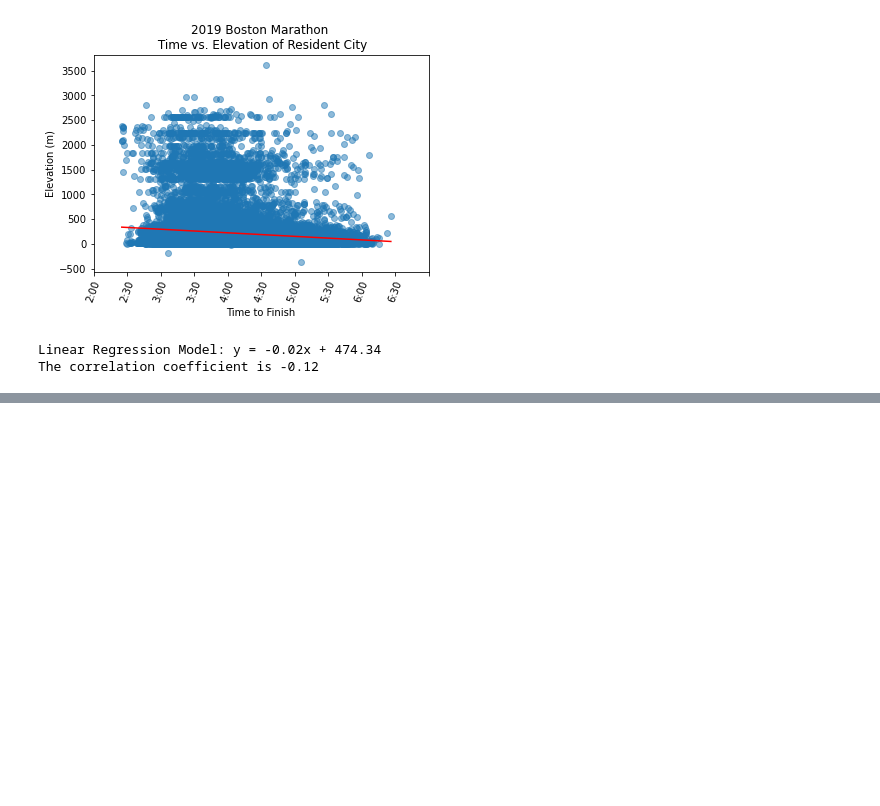
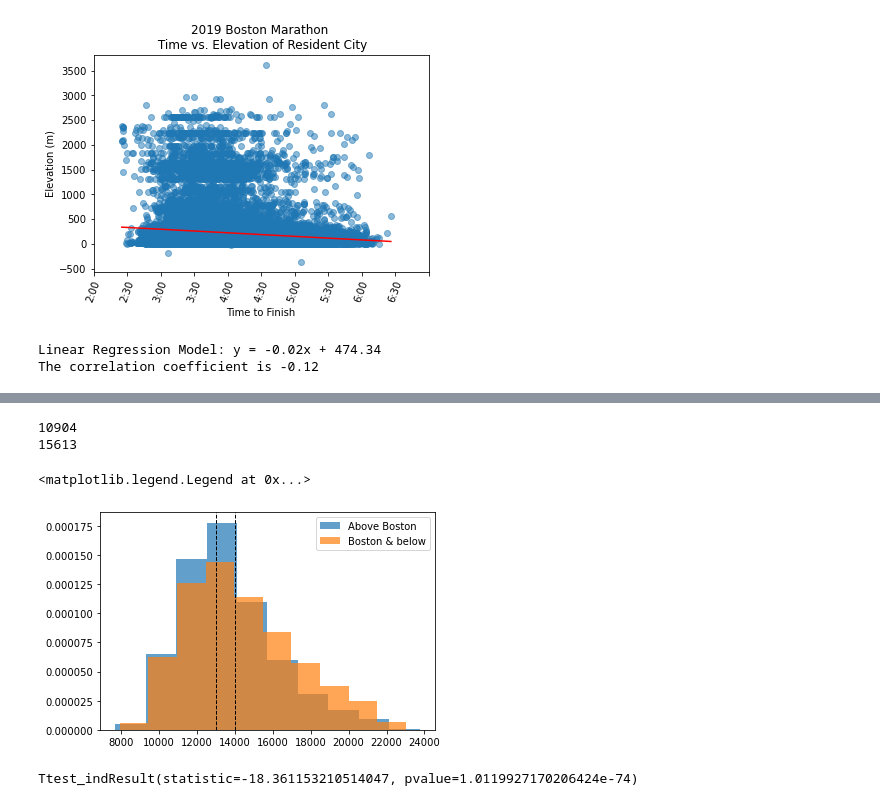
Before and after one commit to skhelifi1/Running-Project-GroupE, a Jupyter notebook: boston2019_elevation_analysis.ipynb, the cells around one changed output, grey strips where cells are left out. Cells and saved outputs as stored; diff of their text form; code cells hidden in the pictures; blank space fills up the shorter version.

```diff
--- a/boston2019_elevation_analysis.ipynb
+++ b/boston2019_elevation_analysis.ipynb
@@ -207,0 +258,27 @@ The correlation coefficient is -0.12
+# %%
+# divide data frame into altitudes higher & lower than Boston
+boston_low_elevation_df = elevation_df.loc[elevation_df["Elevation"] <= 43]
+boston_high_elevation_df = elevation_df.loc[elevation_df["Elevation"] > 43]
+print(len(boston_low_elevation_df))
+print(len(boston_high_elevation_df))
+# %% [output]
+10904
+15613
+# %%
+# create data for times
+b_low_sec_data = boston_low_elevation_df["Seconds"]
+b_high_sec_data = boston_high_elevation_df["Seconds"]
+# %%
+# create plot for times for elevations below Boston and elevations above Boston
+plt.hist(b_high_sec_data, 10, density=True, alpha=0.7, label="Above Boston")
+plt.hist(b_low_sec_data, 10, density=True, alpha=0.7, label="Boston & below")
+plt.axvline(high_sec_data.mean(), color='k', linestyle='dashed', linewidth=1)
+plt.axvline(norm_sec_data.mean(), color='k', linestyle='dashed', linewidth=1)
+plt.legend()
+# %% [output]
+<matplotlib.legend.Legend at 0x...>
+[figure, added]
+# %%
+st.ttest_ind(b_high_sec_data, b_low_sec_data, equal_var=False)
+# %% [output]
+Ttest_indResult(statistic=-18.361153210514047, pvalue=1.0119927170206424e-74)
```
Also changed, not shown: parts of 6 cells of this notebook.
